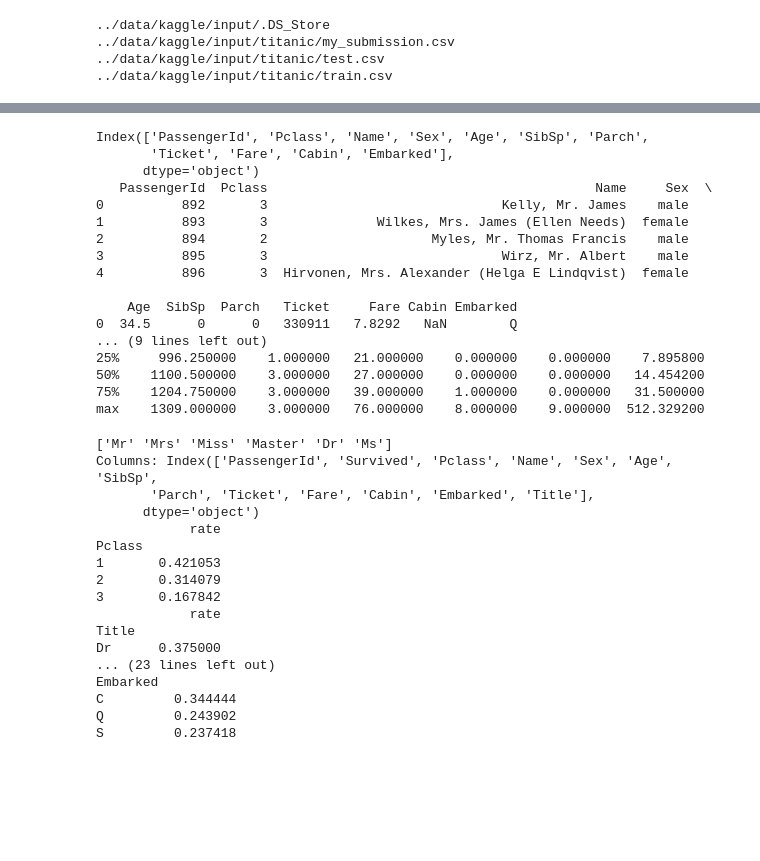
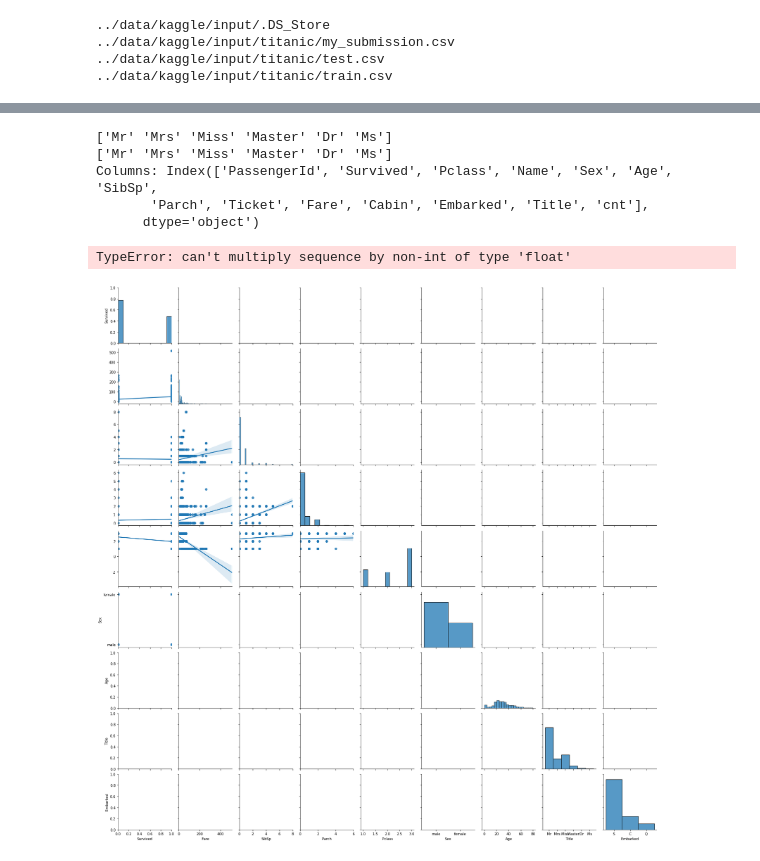
Before and after one commit to Jallermax/ML_experiments, a Jupyter notebook: notebooks/getting-started-with-titanic-v2.ipynb, the cells around one changed output, grey strips where cells are left out. Cells and saved outputs as stored; diff of their text form; code cells hidden in the pictures; blank space fills up the shorter version.

```diff
--- a/notebooks/getting-started-with-titanic-v2.ipynb
+++ b/notebooks/getting-started-with-titanic-v2.ipynb
@@ -93,25 +140,2 @@ max      6.000000  512.329200
-# %%
-test_data = pd.read_csv('../data/kaggle/input/titanic/test.csv')
-print(test_data.columns)
-print(test_data.head())
-print(test_data.describe())
-# %% [output]
-Index(['PassengerId', 'Pclass', 'Name', 'Sex', 'Age', 'SibSp', 'Parch',
-       'Ticket', 'Fare', 'Cabin', 'Embarked'],
-      dtype='object')
-   PassengerId  Pclass                                          Name     Sex  \
-0          892       3                              Kelly, Mr. James    male
-1          893       3              Wilkes, Mrs. James (Ellen Needs)  female
-2          894       2                     Myles, Mr. Thomas Francis    male
-3          895       3                              Wirz, Mr. Albert    male
-4          896       3  Hirvonen, Mrs. Alexander (Helga E Lindqvist)  female
-
-    Age  SibSp  Parch   Ticket     Fare Cabin Embarked
-0  34.5      0      0   330911   7.8292   NaN        Q
-... (9 lines left out)
-25%     996.250000    1.000000   21.000000    0.000000    0.000000    7.895800
-50%    1100.500000    3.000000   27.000000    0.000000    0.000000   14.454200
-75%    1204.750000    3.000000   39.000000    1.000000    0.000000   31.500000
-max    1309.000000    3.000000   76.000000    8.000000    9.000000  512.329200
 # %%
 def plot_rate(df: pd.DataFrame, feature):
@@ -126,28 +151,24 @@ def plot_rate(df: pd.DataFrame, feature):
 # %%
 all_data = pd.concat([train_data, test_data], axis=0)
 extract_title_from_name(all_data)
+extract_title_from_name(train_data)
 print(f"Columns: {all_data.columns}")
 
 eda_features = ["Pclass", "Title", "Sex", "SibSp", "Parch", "Embarked"]
-for k in eda_features:
-    plot_rate(all_data, k)
+# for k in eda_features:
+#     plot_rate(train_data, k)
     # print(f"Unique {k}: {train_data[k].unique()}")
-# plot_rate(all_data, eda_features[0])
 # %% [output]
+['Mr' 'Mrs' 'Miss' 'Master' 'Dr' 'Ms']
 ['Mr' 'Mrs' 'Miss' 'Master' 'Dr' 'Ms']
 Columns: Index(['PassengerId', 'Survived', 'Pclass', 'Name', 'Sex', 'Age', 'SibSp',
-       'Parch', 'Ticket', 'Fare', 'Cabin', 'Embarked', 'Title'],
+       'Parch', 'Ticket', 'Fare', 'Cabin', 'Embarked', 'Title', 'cnt'],
       dtype='object')
-            rate
-Pclass
-1       0.421053
-2       0.314079
-3       0.167842
-            rate
-Title
-Dr      0.375000
-... (23 lines left out)
-Embarked
-C         0.344444
-Q         0.243902
-S         0.237418
+# %%
+sns.pairplot(eda_data, vars=['Survived', 'Fare', 'SibSp','Parch', 'Pclass', 'Sex', 'Age', 'Title', 'Embarked'],
+             # y_vars=['Fare', 'SibSp','Parch', 'Pclass', 'Sex', 'Title', 'Embarked'],
+             dropna=True, kind='reg')
+plt.show()
+# %% [output]
+TypeError: can't multiply sequence by non-int of type 'float'
+[figure, added]
```
Also changed, not shown: parts of 22 cells of this notebook, 1 other file.
